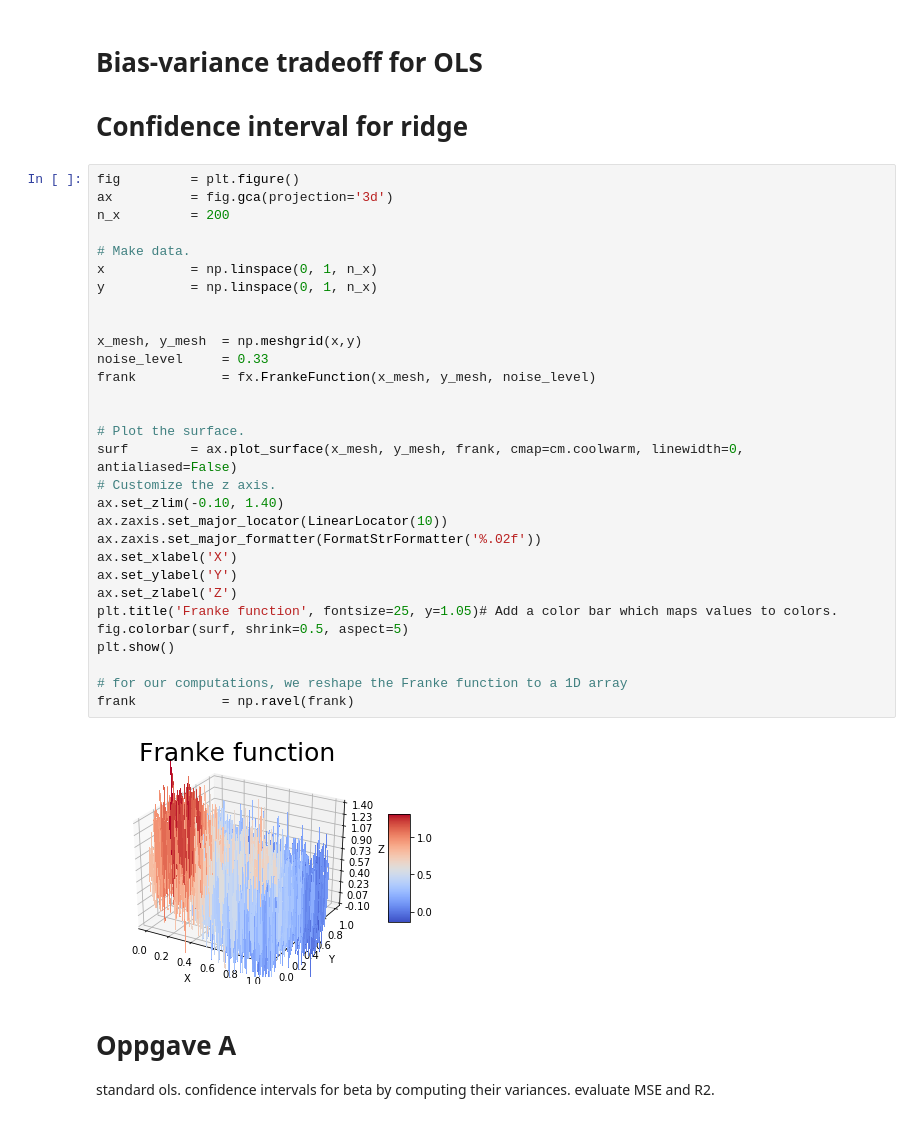
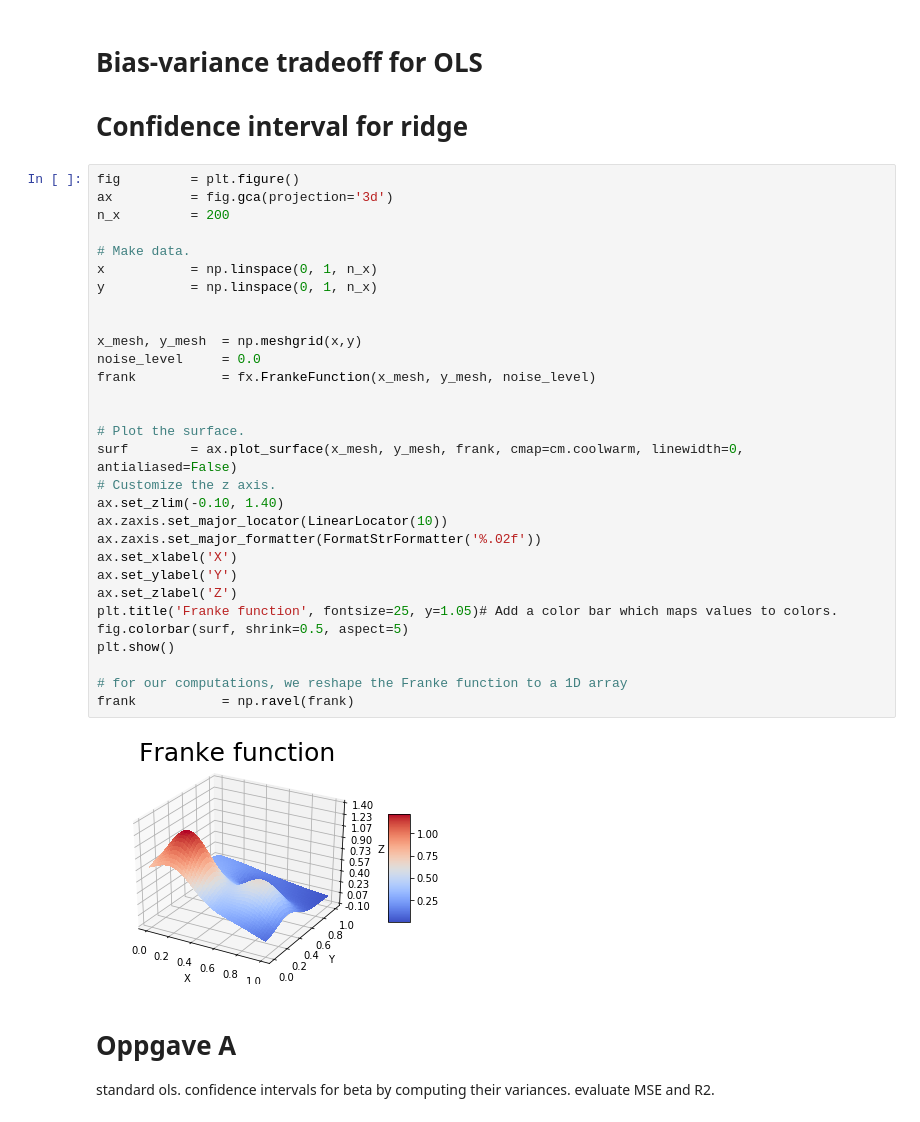
Before and after one commit to VemundST/Project1, a Jupyter notebook: main.ipynb, the cells around one changed output. Saved outputs shown, nothing was run; the diff lists cells and outputs as text.

```diff
--- a/main.ipynb
+++ b/main.ipynb
@@ -31,35 +31,35 @@ import pandas as pd
 # %%
 fig         = plt.figure()
 ax          = fig.gca(projection='3d')
 n_x         = 200
 
 # Make data.
 x           = np.linspace(0, 1, n_x)
 y           = np.linspace(0, 1, n_x)
 
 
 x_mesh, y_mesh  = np.meshgrid(x,y)
-noise_level     = 0.33
+noise_level     = 0.0
 frank           = fx.FrankeFunction(x_mesh, y_mesh, noise_level)
 
 
 # Plot the surface.
 surf        = ax.plot_surface(x_mesh, y_mesh, frank, cmap=cm.coolwarm, linewidth=0, antialiased=False)
 # Customize the z axis.
 ax.set_zlim(-0.10, 1.40)
 ax.zaxis.set_major_locator(LinearLocator(10))
 ax.zaxis.set_major_formatter(FormatStrFormatter('%.02f'))
 ax.set_xlabel('X')
 ax.set_ylabel('Y')
 ax.set_zlabel('Z')
 plt.title('Franke function', fontsize=25, y=1.05)# Add a color bar which maps values to colors.
 fig.colorbar(surf, shrink=0.5, aspect=5)
 plt.show()
 
 # for our computations, we reshape the Franke function to a 1D array
 frank           = np.ravel(frank)
 # %% [output]
-[figure, old version]
+[figure, new version]
 # %% [markdown]
 # Oppgave A
 standard ols.
```
Also changed, not shown: parts of 17 cells of this notebook, 2 other files.
